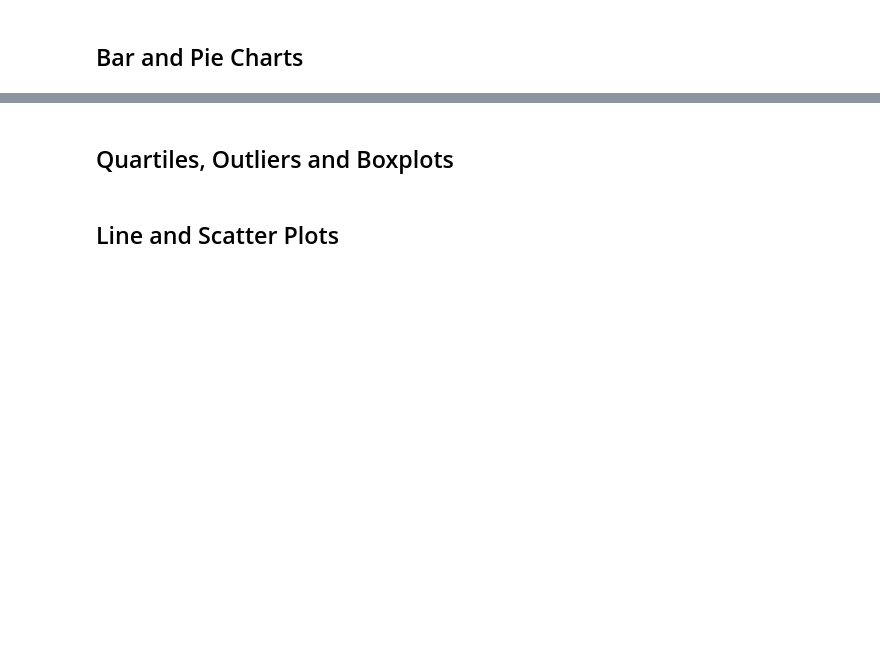
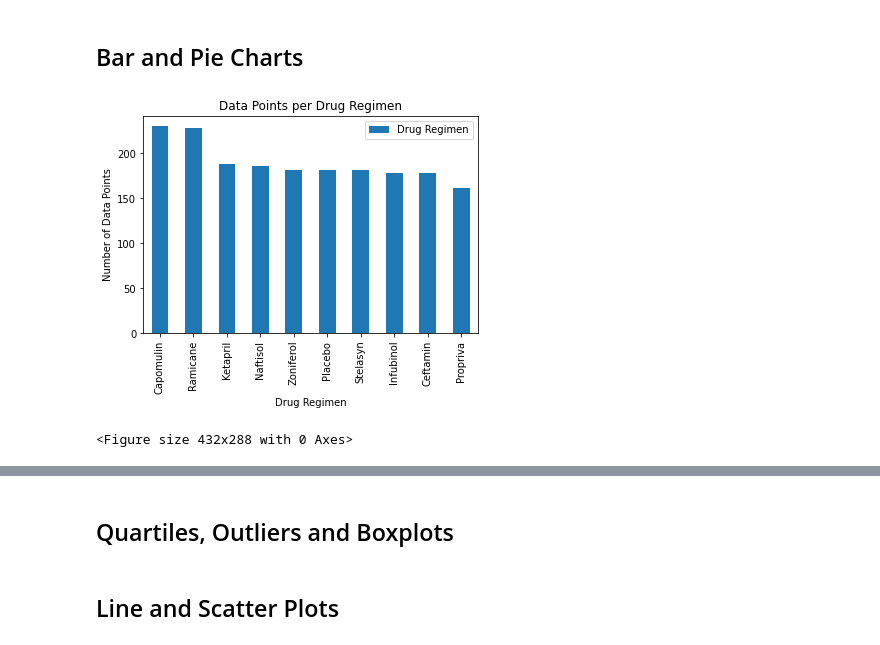
Before and after one commit to ghhyc/Matplotlib-Homework, a Jupyter notebook: pymaceuticals_play.ipynb, the cells around one changed output, grey strips where cells are left out. Saved outputs shown, nothing was run; the diff lists cells and outputs as text; code cells hidden in the pictures; blank space fills up the shorter version.

```diff
--- a/pymaceuticals_play.ipynb
+++ b/pymaceuticals_play.ipynb
@@ -101,4 +148,4 @@ mean_df.copy()
 # %%
-# Generate a summary statistics table of mean, median, variance, standard deviation, and SEM of the tumor volume for each regimen
-
 # Using the aggregation method, produce the same summary statistics in a single line
+drugs_tot = pd.DataFrame(pd.value_counts(combined_df['Drug Regimen']))
+drugs_tot
@@ -106,5 +165,14 @@ mean_df.copy()
 ## Bar and Pie Charts
 # %%
 # Generate a bar plot showing the total number of timepoints for all mice tested for each drug regimen using Pandas.
+drugs_tot.plot(kind="bar")
+plt.title("Data Points per Drug Regimen")
+plt.ylabel("Number of Data Points")
+plt.xlabel("Drug Regimen")
+plt.show()
+plt.tight_layout()
+# %% [output]
+[figure, added]
+<Figure size 432x288 with 0 Axes>
 # %%
 # Generate a bar plot showing the total number of timepoints for all mice tested for each drug regimen using pyplot.
```
Also changed, not shown: parts of 13 cells of this notebook.
